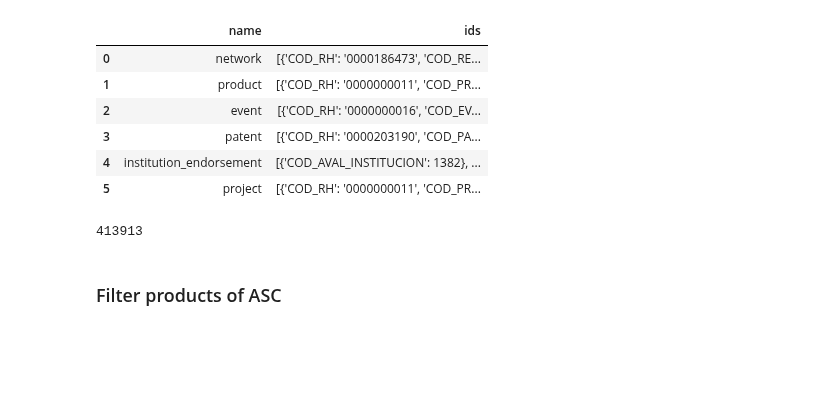
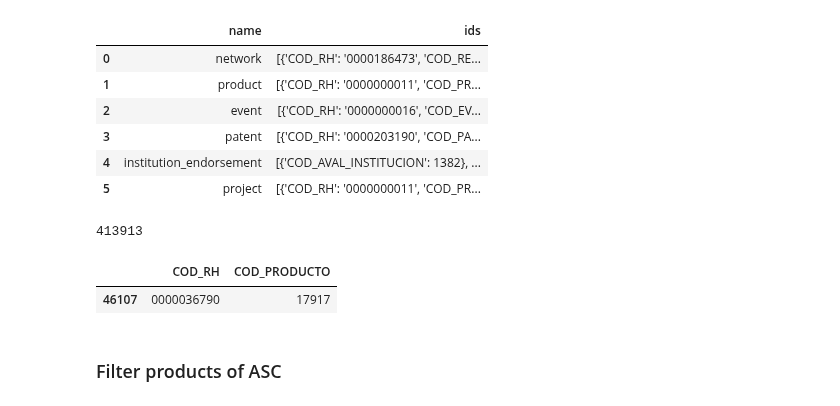
Before and after one commit to colav-playground/scienti, a Jupyter notebook: ScientiAPI.ipynb, the cells around one changed output. Saved outputs shown, nothing was run; the diff lists cells and outputs as text; code cells hidden in the pictures; blank space fills up the shorter version.

```diff
--- a/ScientiAPI.ipynb
+++ b/ScientiAPI.ipynb
@@ -68,3 +68,10 @@ p=[d for d in p[0].get('entities') if d.get('name')=='product']
 len(p[0].get('ids'))
 # %% [output]
 413913
+# %%
+dp=pd.DataFrame(p[0].get('ids'))
+# %%
+dp[ (dp['COD_RH']=="0000036790") & (dp['COD_PRODUCTO']=="17917")  ]
+# %% [output]
+|  | COD_RH | COD_PRODUCTO |
+| 46107 | 0000036790 | 17917 |
```
Also changed, not shown: parts of 30 cells of this notebook.
